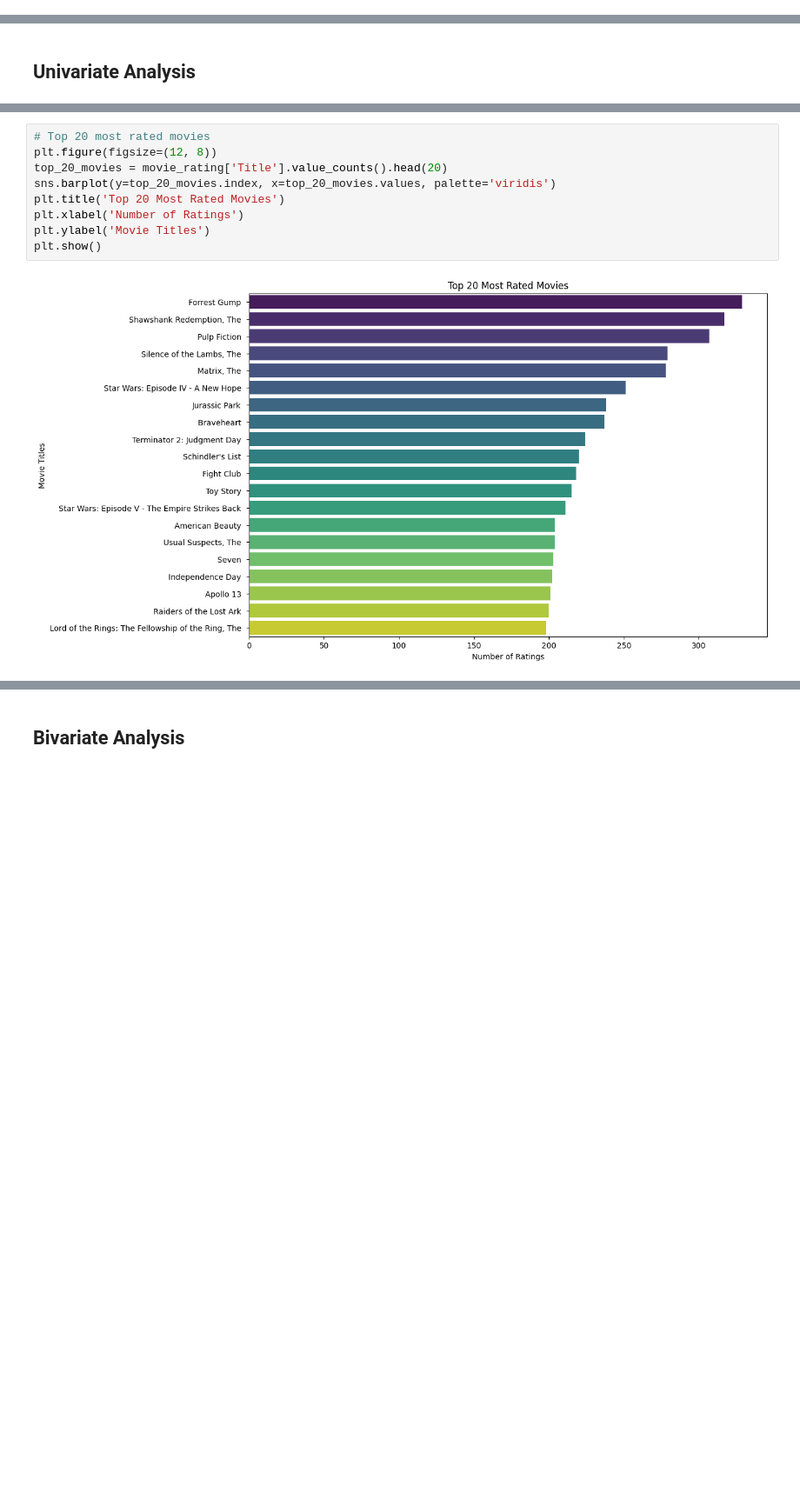
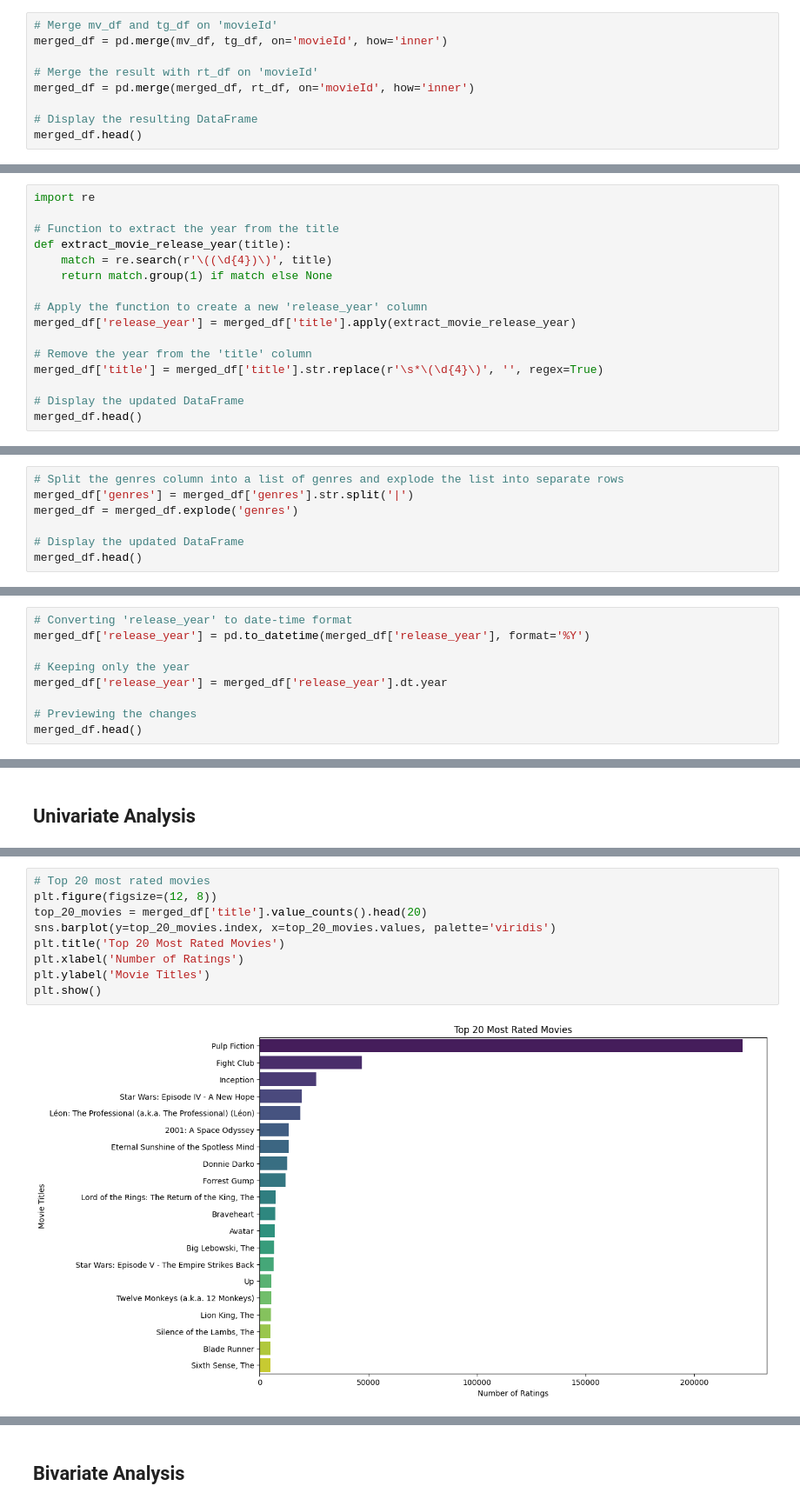
Before and after one commit to GraceRKimotho/Phase_4-Project, a Jupyter notebook: Movie_Recommendation.ipynb, the cells around one changed output, grey strips where cells are left out. Shown at 87% size. Drawn from its saved outputs; the diff is of its cells as text; blank space fills up the shorter version.

```diff
--- a/Movie_Recommendation.ipynb
+++ b/Movie_Recommendation.ipynb
@@ -335,0 +249,9 @@ movie_rating['year_released'] = movie_rating['year_released'].astype(int)
+# %%
+# Merge mv_df and tg_df on 'movieId'
+merged_df = pd.merge(mv_df, tg_df, on='movieId', how='inner')
+
+# Merge the result with rt_df on 'movieId'
+merged_df = pd.merge(merged_df, rt_df, on='movieId', how='inner')
+
+# Display the resulting DataFrame
+merged_df.head()
@@ -335,0 +347,16 @@ movie_rating['year_released'] = movie_rating['year_released'].astype(int)
+# %%
+import re
+
+# Function to extract the year from the title
+def extract_movie_release_year(title):
+    match = re.search(r'\((\d{4})\)', title)
+    return match.group(1) if match else None
+
+# Apply the function to create a new 'release_year' column
+merged_df['release_year'] = merged_df['title'].apply(extract_movie_release_year)
+
+# Remove the year from the 'title' column
+merged_df['title'] = merged_df['title'].str.replace(r'\s*\(\d{4}\)', '', regex=True)
+
+# Display the updated DataFrame
+merged_df.head()
@@ -335,0 +370,7 @@ movie_rating['year_released'] = movie_rating['year_released'].astype(int)
+# %%
+# Split the genres column into a list of genres and explode the list into separate rows
+merged_df['genres'] = merged_df['genres'].str.split('|')
+merged_df = merged_df.explode('genres')
+
+# Display the updated DataFrame
+merged_df.head()
@@ -335,0 +397,9 @@ movie_rating['year_released'] = movie_rating['year_released'].astype(int)
+# %%
+# Converting 'release_year' to date-time format
+merged_df['release_year'] = pd.to_datetime(merged_df['release_year'], format='%Y')
+
+# Keeping only the year
+merged_df['release_year'] = merged_df['release_year'].dt.year
+
+# Previewing the changes
+merged_df.head()
@@ -362,11 +453,11 @@ Text(0.5, 1.0, 'Distribution of Genres')
 # %%
 # Top 20 most rated movies
 plt.figure(figsize=(12, 8))
-top_20_movies = movie_rating['Title'].value_counts().head(20)
+top_20_movies = merged_df['title'].value_counts().head(20)
 sns.barplot(y=top_20_movies.index, x=top_20_movies.values, palette='viridis')
 plt.title('Top 20 Most Rated Movies')
 plt.xlabel('Number of Ratings')
 plt.ylabel('Movie Titles')
 plt.show()
 # %% [output]
-[figure, old version]
+[figure, new version]
```
Also changed, not shown: parts of 109 cells of this notebook.
